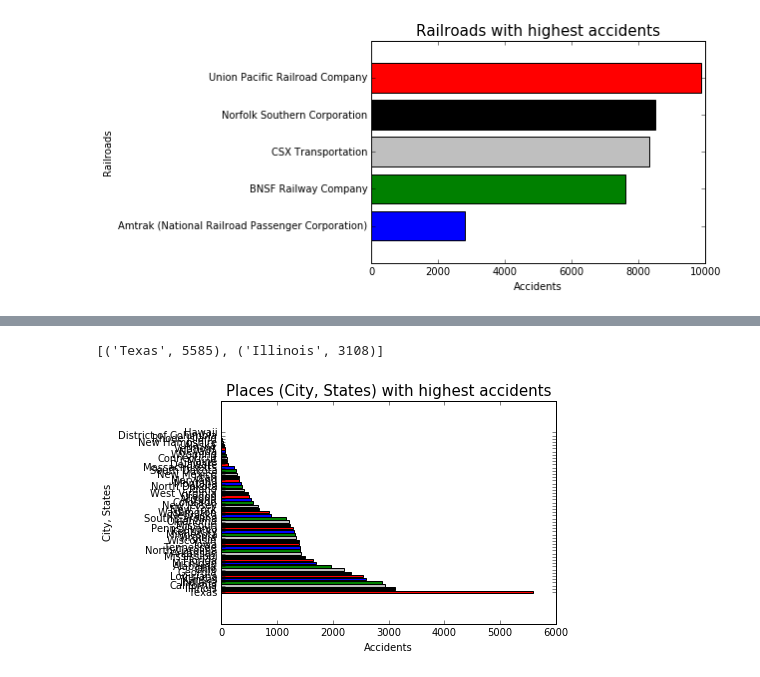
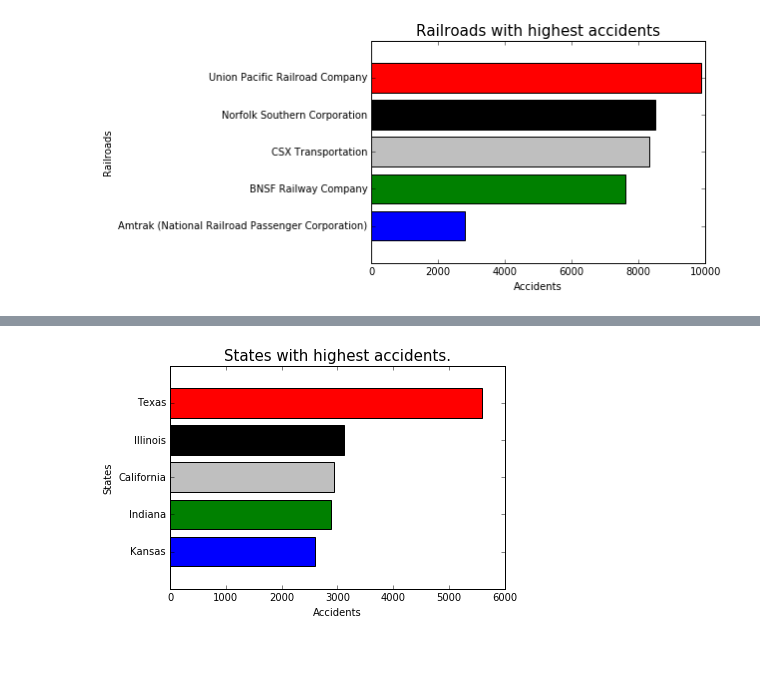
Before and after one commit to Akshay2005/Train-Wreck-Data-Analytics, a Jupyter notebook: Train Wreck Data Analytics.ipynb, the cells around one changed output, grey strips where cells are left out. Drawn from its saved outputs; the diff is of its cells as text; code cells hidden in the pictures.

Commit message:
Added data analytics. -Railroads with highest accidents. -State with highest accidents.

```diff
--- a/Train Wreck Data Analytics.ipynb
+++ b/Train Wreck Data Analytics.ipynb
@@ -56,14 +56,3 @@ plt.gca().invert_yaxis()
 plt.show()
 # %% [output]
 [figure]
-# %%
-place = dataFrame.groupBy('City, State').count().sort('count', ascending=False).toPandas()
-colors = ['r','k','0.75','g','b']
-place = place.ix[:4]
-plt.barh(range(5),place['count'], align="center", color=colors)
-plt.xlabel('Accidents')
-plt.ylabel('City, States')
-plt.title('Places (City, States) with highest accidents', size=15)
-plt.yticks(range(5), place['City, State'])
-plt.gca().invert_yaxis()
-plt.show()
@@ -133,16 +117,12 @@ for state in states:
 # %%
-danger_states_ordered = OrderedDict(sorted(danger_states.items(), key=itemgetter(1), reverse=True))
-import collections
-print collections.Counter(danger_states_ordered).most_common(5)
-
+danger_states_ordered = OrderedDict(sorted(danger_states.items(), key=itemgetter(1), reverse=True)[:5])
 
 plt.barh(np.arange(len(danger_states_ordered)), danger_states_ordered.values(), align="center", color=colors)
 plt.xlabel('Accidents')
-plt.ylabel('City, States')
-plt.title('Places (City, States) with highest accidents', size=15)
+plt.ylabel('States')
+plt.title('States with highest accidents.', size=15)
 plt.yticks(np.arange(len(danger_states_ordered)), danger_states_ordered.keys())
-
+plt.gca().invert_yaxis()
 plt.show()
 # %% [output]
-[('Texas', 5585), ('Illinois', 3108)]
-[figure, old version]
+[figure, new version]
```
Also changed, not shown: parts of 2 cells of this notebook.
